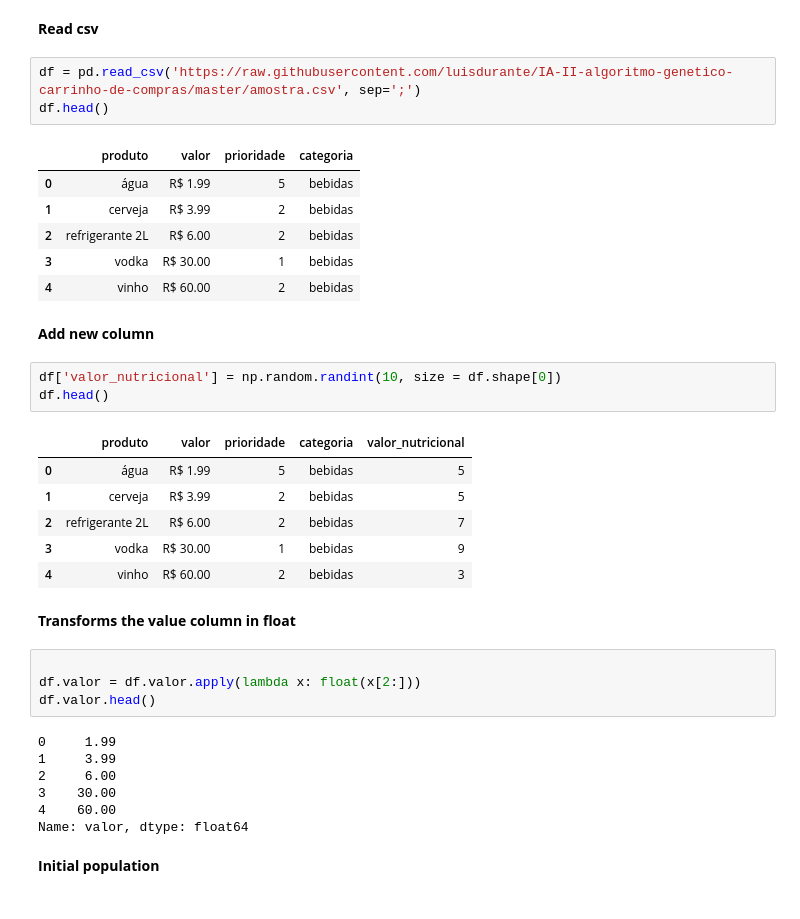
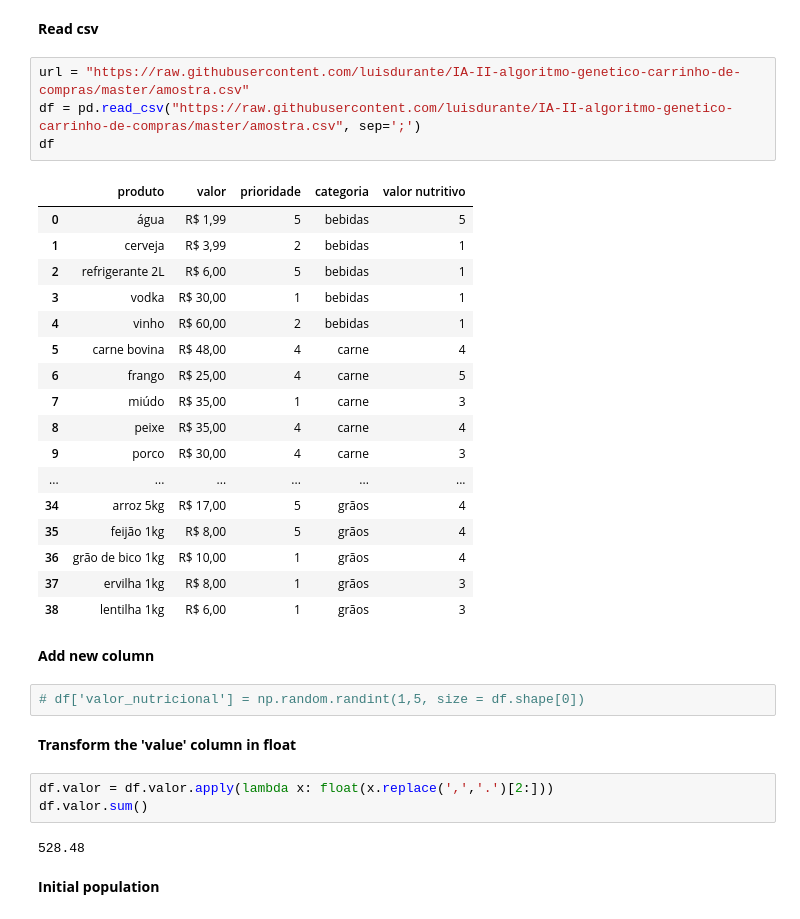
Before and after one commit to luisdurante/IA-II-algoritmo-genetico-carrinho-de-compras, a Jupyter notebook: carrinho_compras.ipynb, the cells around one changed output. Cells and saved outputs as stored; diff of their text form.

```diff
--- a/carrinho_compras.ipynb
+++ b/carrinho_compras.ipynb
@@ -11,40 +11,38 @@ import matplotlib.pyplot as plt
 # %% [markdown]
 **Read csv**
 # %%
-df = pd.read_csv('https://raw.githubusercontent.com/luisdurante/IA-II-algoritmo-genetico-carrinho-de-compras/master/amostra.csv', sep=';')
-df.head()
+url = "https://raw.githubusercontent.com/luisdurante/IA-II-algoritmo-genetico-carrinho-de-compras/master/amostra.csv"
+df = pd.read_csv("https://raw.githubusercontent.com/luisdurante/IA-II-algoritmo-genetico-carrinho-de-compras/master/amostra.csv", sep=';')
+df
 # %% [output]
-|  | produto | valor | prioridade | categoria |
-| 0 | água | R$ 1.99 | 5 | bebidas |
-| 1 | cerveja | R$ 3.99 | 2 | bebidas |
-| 2 | refrigerante 2L | R$ 6.00 | 2 | bebidas |
-| 3 | vodka | R$ 30.00 | 1 | bebidas |
-| 4 | vinho | R$ 60.00 | 2 | bebidas |
+|  | produto | valor | prioridade | categoria | valor nutritivo |
+| 0 | água | R$ 1,99 | 5 | bebidas | 5 |
+| 1 | cerveja | R$ 3,99 | 2 | bebidas | 1 |
+| 2 | refrigerante 2L | R$ 6,00 | 5 | bebidas | 1 |
+| 3 | vodka | R$ 30,00 | 1 | bebidas | 1 |
+| 4 | vinho | R$ 60,00 | 2 | bebidas | 1 |
+| 5 | carne bovina | R$ 48,00 | 4 | carne | 4 |
+| 6 | frango | R$ 25,00 | 4 | carne | 5 |
+| 7 | miúdo | R$ 35,00 | 1 | carne | 3 |
+| 8 | peixe | R$ 35,00 | 4 | carne | 4 |
+| 9 | porco | R$ 30,00 | 4 | carne | 3 |
+| ... | ... | ... | ... | ... | ... |
+| 34 | arroz 5kg | R$ 17,00 | 5 | grãos | 4 |
+| 35 | feijão 1kg | R$ 8,00 | 5 | grãos | 4 |
+| 36 | grão de bico 1kg | R$ 10,00 | 1 | grãos | 4 |
+| 37 | ervilha 1kg | R$ 8,00 | 1 | grãos | 3 |
+| 38 | lentilha 1kg | R$ 6,00 | 1 | grãos | 3 |
 # %% [markdown]
 **Add new column**
 # %%
-df['valor_nutricional'] = np.random.randint(10, size = df.shape[0])
-df.head()
+# df['valor_nutricional'] = np.random.randint(1,5, size = df.shape[0])
-# %% [output]
-|  | produto | valor | prioridade | categoria | valor_nutricional |
-| 0 | água | R$ 1.99 | 5 | bebidas | 5 |
-| 1 | cerveja | R$ 3.99 | 2 | bebidas | 5 |
-| 2 | refrigerante 2L | R$ 6.00 | 2 | bebidas | 7 |
-| 3 | vodka | R$ 30.00 | 1 | bebidas | 9 |
-| 4 | vinho | R$ 60.00 | 2 | bebidas | 3 |
 # %% [markdown]
-**Transforms the value column in float**
+**Transform the 'value' column in float**
 # %%
-
-df.valor = df.valor.apply(lambda x: float(x[2:]))
-df.valor.head()
+df.valor = df.valor.apply(lambda x: float(x.replace(',','.')[2:]))
+df.valor.sum()
 # %% [output]
-0     1.99
-1     3.99
-2     6.00
-3    30.00
-4    60.00
-Name: valor, dtype: float64
+528.48
 # %% [markdown]
 **Initial population**
 # %%
```
Also changed, not shown: parts of 7 cells of this notebook.
